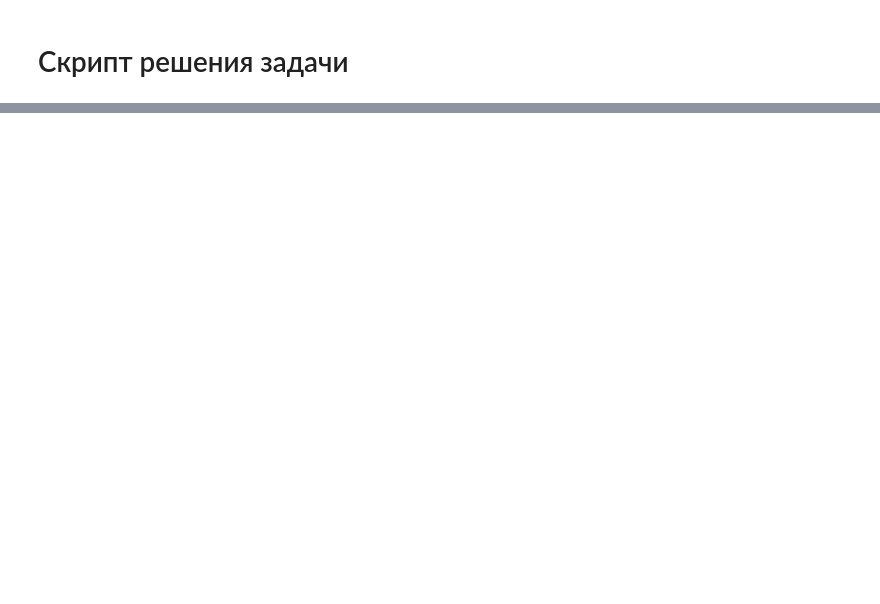
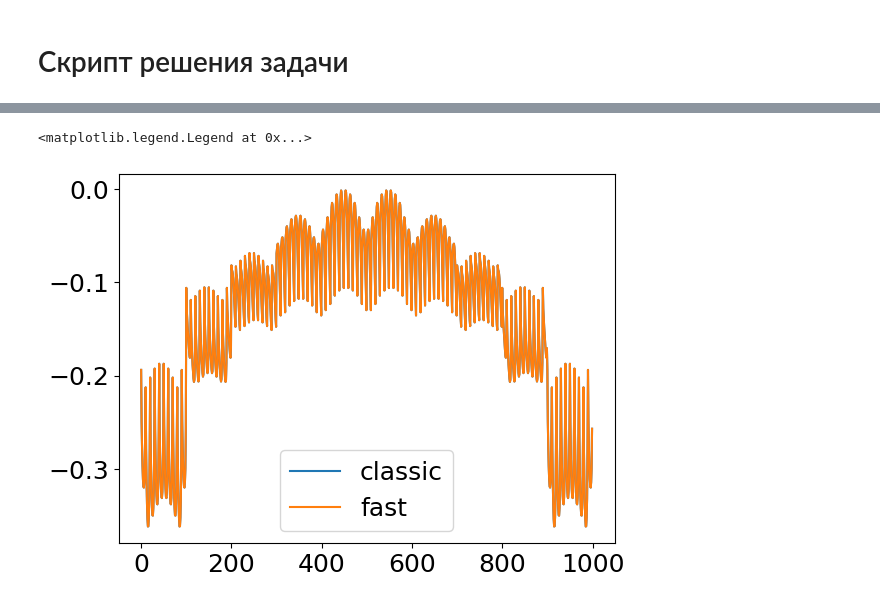
Before and after one commit to qwerty29544/electrodynamics, a Jupyter notebook: src/KernelSpectre.ipynb, the cells around one changed output, grey strips where cells are left out. Saved outputs shown, nothing was run; the diff lists cells and outputs as text; code cells hidden in the pictures; blank space fills up the shorter version.

```diff
--- a/src/KernelSpectre.ipynb
+++ b/src/KernelSpectre.ipynb
@@ -956,0 +1090,19 @@ G, gr, eps = init_operator(grid, volume, problem_config.get('N'), dists, problem
+# %%
+grid_3d, volume = make_grid_3d(**problem_config)
+grid_3d
+print(grid_3d.shape)
+
+dists_3d = np.linalg.norm(grid_3d[0,0,0] - grid_3d, 2, axis=-1)
+print(dists_3d.shape)
+
+
+eta_3d, ind_3d = apply_dielectric_3d(grid_3d, **problem_config)
+print(eta_3d.shape)
+
+f_wave_3d = wave_3d(grid_3d, k, orient, 1, amplitude)
+print(f_wave_3d.shape)
+
+G_3d_row, G_3d_col, eps_3d = init_operator_3d(grid_3d, volume, problem_config.get('N'), dists_3d, problem_config.get('k'), eta, kernel)
+print(G_3d_row.shape)
+
+random_vec_3d = np.ones_like(f_wave_3d)  + 1.0j
@@ -961,5 +1160,5 @@ np.sum(np.abs(G - B_matrix[:, 0]))
 # %%
 result_mult_classic = np.einsum("ijkl,jl->ik", B_matrix, f_wave)
 # %%
-# нужно получить быстрыми умножениями
-result_mult_classic[:, 0]
+prep_G = prep_fftbbtensor(G_3d_row, G_3d_col)
+result_mult_fast = toeplitz_3d_matvec(prep_G, f_wave_3d)
@@ -1051,0 +1181,9 @@ plt.legend()
+# %%
+dim = 2
+
+plt.plot(result_mult_classic[..., dim].real, label = "classic")
+plt.plot(result_mult_fast.reshape(-1, 3)[..., dim].real, label = "fast")
+plt.legend()
+# %% [output]
+<matplotlib.legend.Legend at 0x...>
+[figure, added]
```
Also changed, not shown: parts of 50 cells of this notebook.
